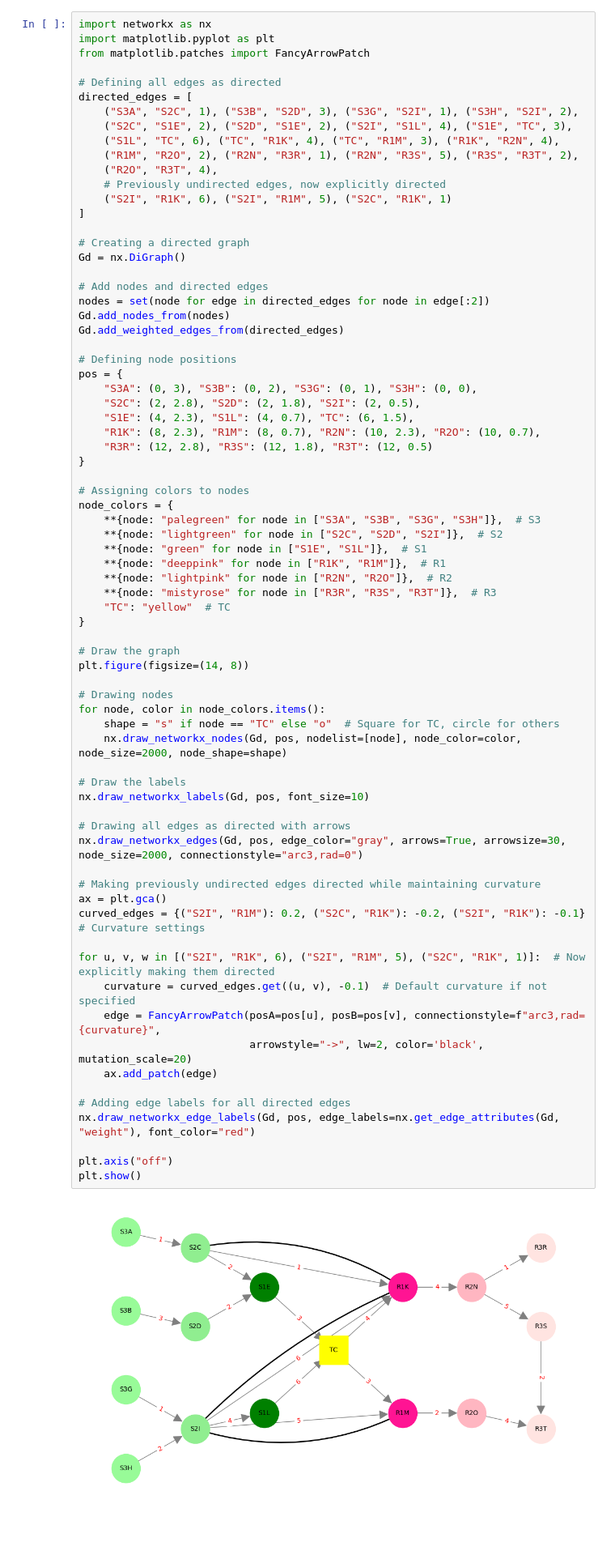
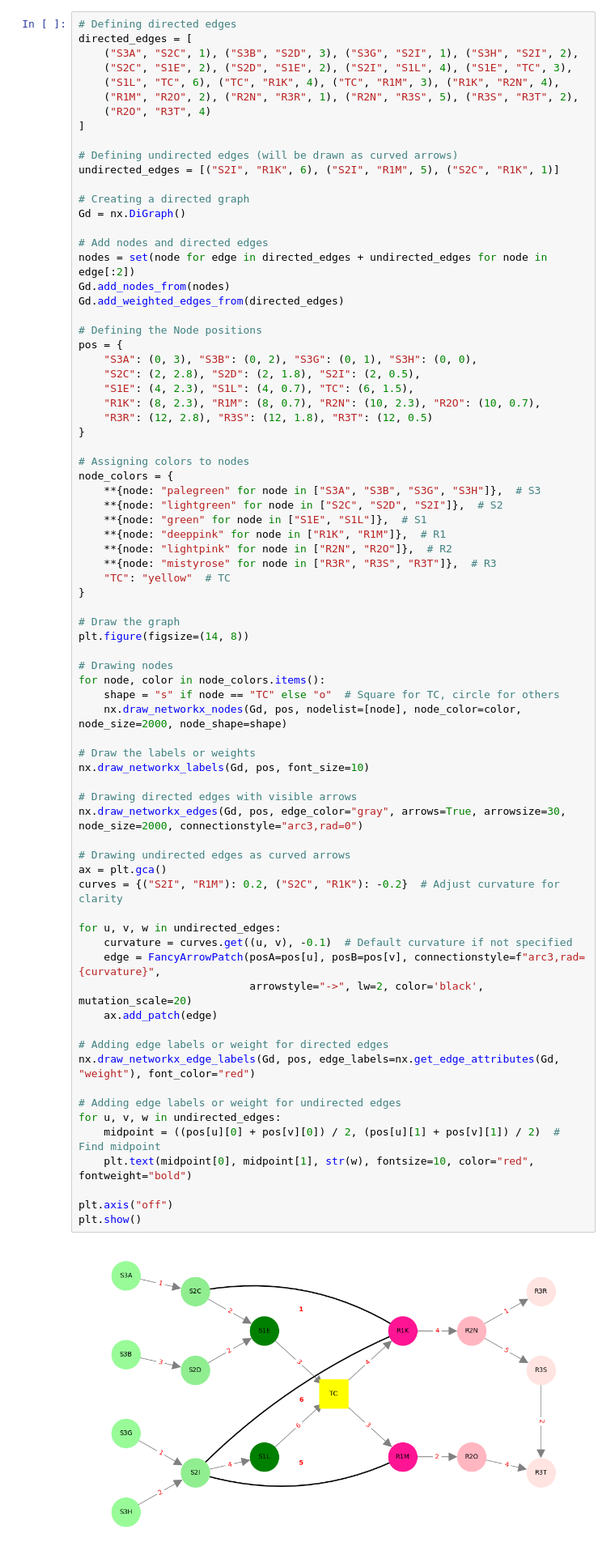
Before and after one commit to aashnaarun/Forman-Ricci-Curvature-Research, a Jupyter notebook: Ricci_Curvature_Aashna_Arun.ipynb, the cells around one changed output. Shown at 81% size. Saved outputs shown, nothing was run; the diff lists cells and outputs as text; blank space fills up the shorter version.

```diff
--- a/Ricci_Curvature_Aashna_Arun.ipynb
+++ b/Ricci_Curvature_Aashna_Arun.ipynb
@@ -177,30 +177,27 @@ plt.show()
 # %% [markdown]
 # Making the nodes presentable by assigning colours
 # %%
-import networkx as nx
-import matplotlib.pyplot as plt
-from matplotlib.patches import FancyArrowPatch
-
-# Defining all edges as directed
+# Defining directed edges
 directed_edges = [
     ("S3A", "S2C", 1), ("S3B", "S2D", 3), ("S3G", "S2I", 1), ("S3H", "S2I", 2),
     ("S2C", "S1E", 2), ("S2D", "S1E", 2), ("S2I", "S1L", 4), ("S1E", "TC", 3),
     ("S1L", "TC", 6), ("TC", "R1K", 4), ("TC", "R1M", 3), ("R1K", "R2N", 4),
     ("R1M", "R2O", 2), ("R2N", "R3R", 1), ("R2N", "R3S", 5), ("R3S", "R3T", 2),
-    ("R2O", "R3T", 4),
-    # Previously undirected edges, now explicitly directed
-    ("S2I", "R1K", 6), ("S2I", "R1M", 5), ("S2C", "R1K", 1)
+    ("R2O", "R3T", 4)
 ]
+
+# Defining undirected edges (will be drawn as curved arrows)
+undirected_edges = [("S2I", "R1K", 6), ("S2I", "R1M", 5), ("S2C", "R1K", 1)]
 
 # Creating a directed graph
 Gd = nx.DiGraph()
 
 # Add nodes and directed edges
-nodes = set(node for edge in directed_edges for node in edge[:2])
+nodes = set(node for edge in directed_edges + undirected_edges for node in edge[:2])
 Gd.add_nodes_from(nodes)
 Gd.add_weighted_edges_from(directed_edges)
 
-# Defining node positions
+# Defining the Node positions
 pos = {
     "S3A": (0, 3), "S3B": (0, 2), "S3G": (0, 1), "S3H": (0, 0),
     "S2C": (2, 2.8), "S2D": (2, 1.8), "S2I": (2, 0.5),
@@ -216,41 +213,46 @@ node_colors = {
     **{node: "green" for node in ["S1E", "S1L"]},  # S1
     **{node: "deeppink" for node in ["R1K", "R1M"]},  # R1
     **{node: "lightpink" for node in ["R2N", "R2O"]},  # R2
     **{node: "mistyrose" for node in ["R3R", "R3S", "R3T"]},  # R3
     "TC": "yellow"  # TC
 }
 
 # Draw the graph
 plt.figure(figsize=(14, 8))
 
 # Drawing nodes
 for node, color in node_colors.items():
     shape = "s" if node == "TC" else "o"  # Square for TC, circle for others
     nx.draw_networkx_nodes(Gd, pos, nodelist=[node], node_color=color, node_size=2000, node_shape=shape)
 
-# Draw the labels
+# Draw the labels or weights
 nx.draw_networkx_labels(Gd, pos, font_size=10)
 
-# Drawing all edges as directed with arrows
+# Drawing directed edges with visible arrows
 nx.draw_networkx_edges(Gd, pos, edge_color="gray", arrows=True, arrowsize=30, node_size=2000, connectionstyle="arc3,rad=0")
 
-# Making previously undirected edges directed while maintaining curvature
+# Drawing undirected edges as curved arrows
 ax = plt.gca()
-curved_edges = {("S2I", "R1M"): 0.2, ("S2C", "R1K"): -0.2, ("S2I", "R1K"): -0.1}  # Curvature settings
+curves = {("S2I", "R1M"): 0.2, ("S2C", "R1K"): -0.2}  # Adjust curvature for clarity
 
-for u, v, w in [("S2I", "R1K", 6), ("S2I", "R1M", 5), ("S2C", "R1K", 1)]:  # Now explicitly making them directed
-    curvature = curved_edges.get((u, v), -0.1)  # Default curvature if not specified
+for u, v, w in undirected_edges:
+    curvature = curves.get((u, v), -0.1)  # Default curvature if not specified
     edge = FancyArrowPatch(posA=pos[u], posB=pos[v], connectionstyle=f"arc3,rad={curvature}",
                            arrowstyle="->", lw=2, color='black', mutation_scale=20)
     ax.add_patch(edge)
 
-# Adding edge labels for all directed edges
+# Adding edge labels or weight for directed edges
 nx.draw_networkx_edge_labels(Gd, pos, edge_labels=nx.get_edge_attributes(Gd, "weight"), font_color="red")
+
+# Adding edge labels or weight for undirected edges
+for u, v, w in undirected_edges:
+    midpoint = ((pos[u][0] + pos[v][0]) / 2, (pos[u][1] + pos[v][1]) / 2)  # Find midpoint
+    plt.text(midpoint[0], midpoint[1], str(w), fontsize=10, color="red", fontweight="bold")
 
 plt.axis("off")
 plt.show()
 # %% [output]
-[figure, old version]
+[figure, new version]
 # %% [markdown]
 ### Question-1: Compute the Forman Ricci curvature of each edge in the directed graph.
 # %%
```
